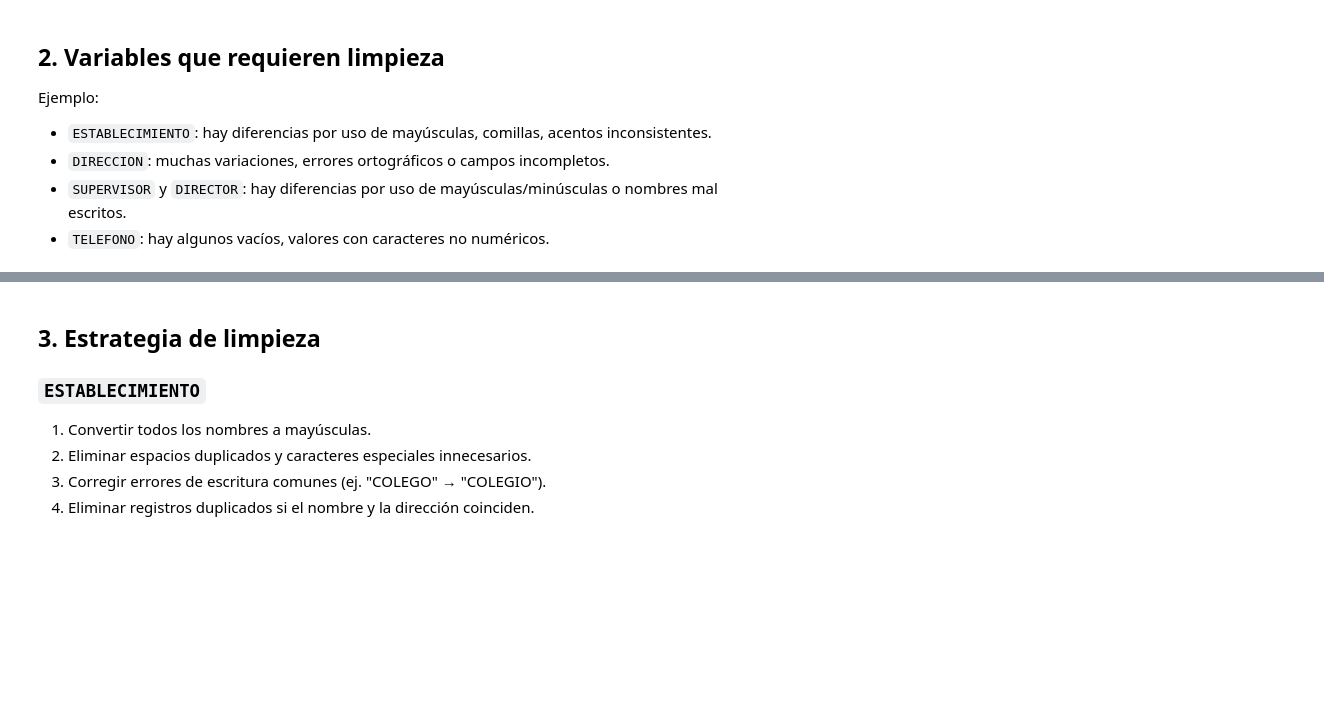
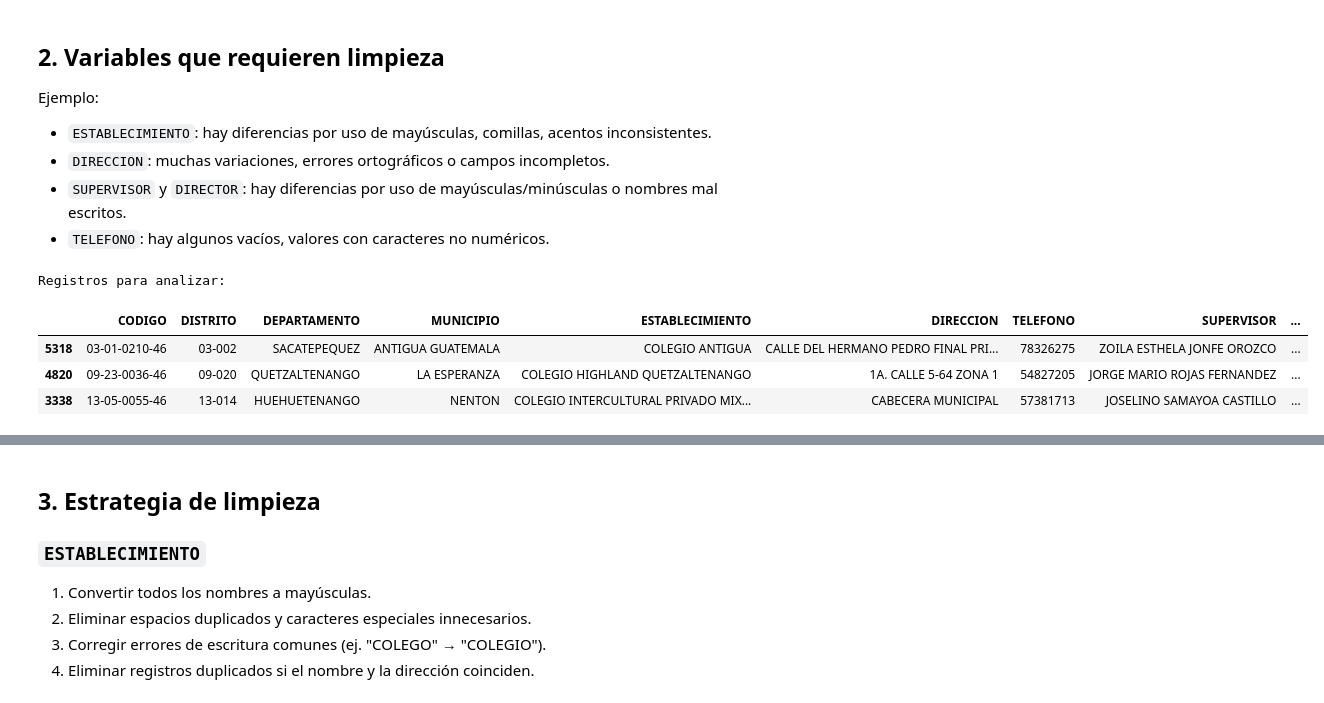
Before and after one commit to alee2602/PROYECTO1-DS, a Jupyter notebook: analisis.ipynb, the cells around one changed output, grey strips where cells are left out. Cells and saved outputs as stored; diff of their text form; code cells hidden in the pictures; blank space fills up the shorter version.

Commit message:
ajustes en limpieza de datos

```diff
--- a/analisis.ipynb
+++ b/analisis.ipynb
@@ -139,3 +139,13 @@ Ejemplo:
 * `DIRECCION`: muchas variaciones, errores ortográficos o campos incompletos.
 * `SUPERVISOR` y `DIRECTOR`: hay diferencias por uso de mayúsculas/minúsculas o nombres mal escritos.
 * `TELEFONO`: hay algunos vacíos, valores con caracteres no numéricos.
+# %%
+# Examinar una muestra de datos para identificar columnas que necesitan limpieza
+print("Registros para analizar:")
+df.sample(3)
+# %% [output]
+Registros para analizar:
+|  | CODIGO | DISTRITO | DEPARTAMENTO | MUNICIPIO | ESTABLECIMIENTO | DIRECCION | TELEFONO | SUPERVISOR | ... |
+| 5318 | 03-01-0210-46 | 03-002 | SACATEPEQUEZ | ANTIGUA GUATEMALA | COLEGIO ANTIGUA | CALLE DEL HERMANO PEDRO FINAL PRI... | 78326275 | ZOILA ESTHELA JONFE OROZCO | ... |
+| 4820 | 09-23-0036-46 | 09-020 | QUETZALTENANGO | LA ESPERANZA | COLEGIO HIGHLAND QUETZALTENANGO | 1A. CALLE 5-64 ZONA 1 | 54827205 | JORGE MARIO ROJAS FERNANDEZ | ... |
+| 3338 | 13-05-0055-46 | 13-014 | HUEHUETENANGO | NENTON | COLEGIO INTERCULTURAL PRIVADO MIX... | CABECERA MUNICIPAL | 57381713 | JOSELINO SAMAYOA CASTILLO | ... |
```
Also changed, not shown: parts of 11 cells of this notebook, 27 other files.
